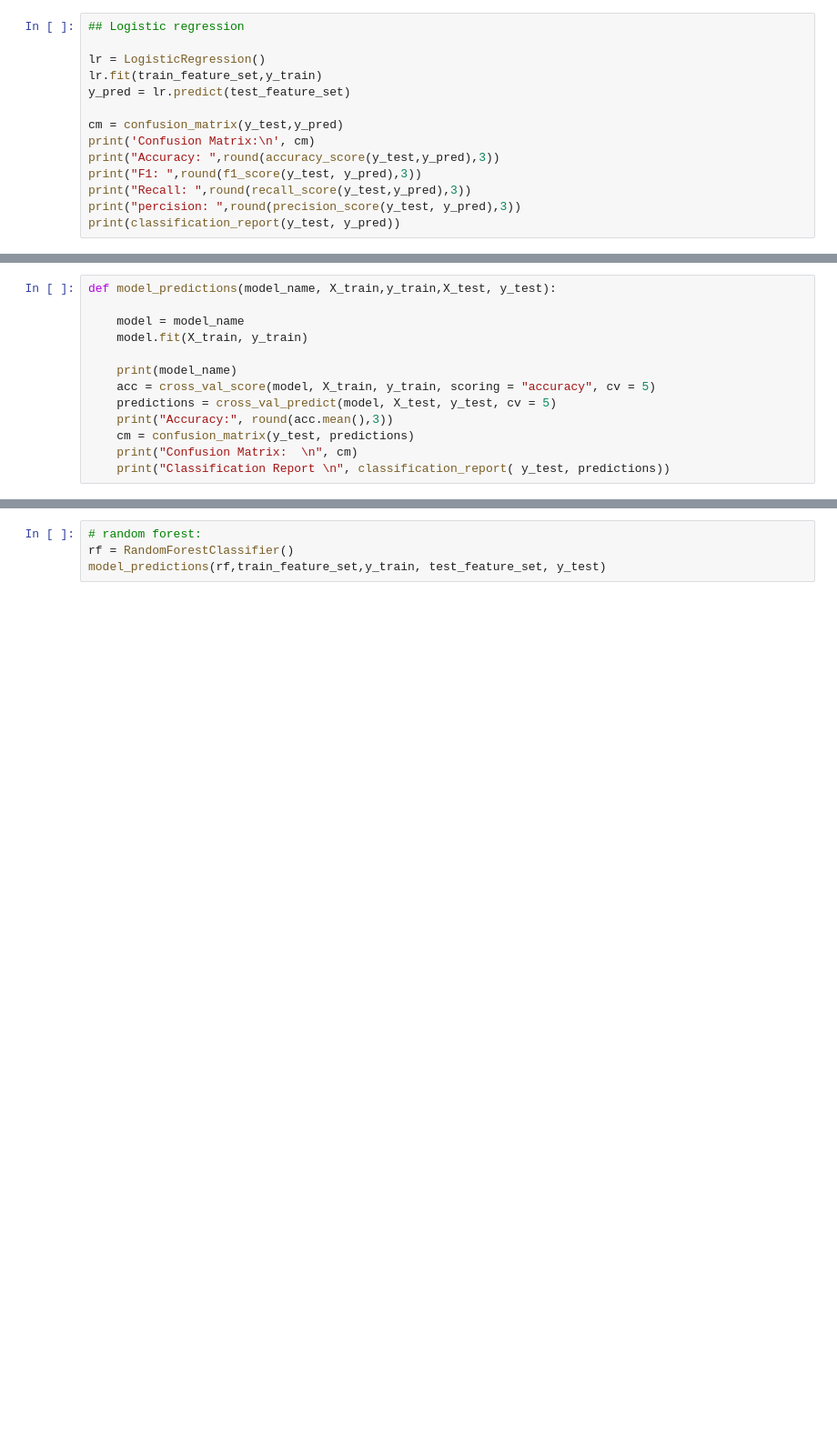
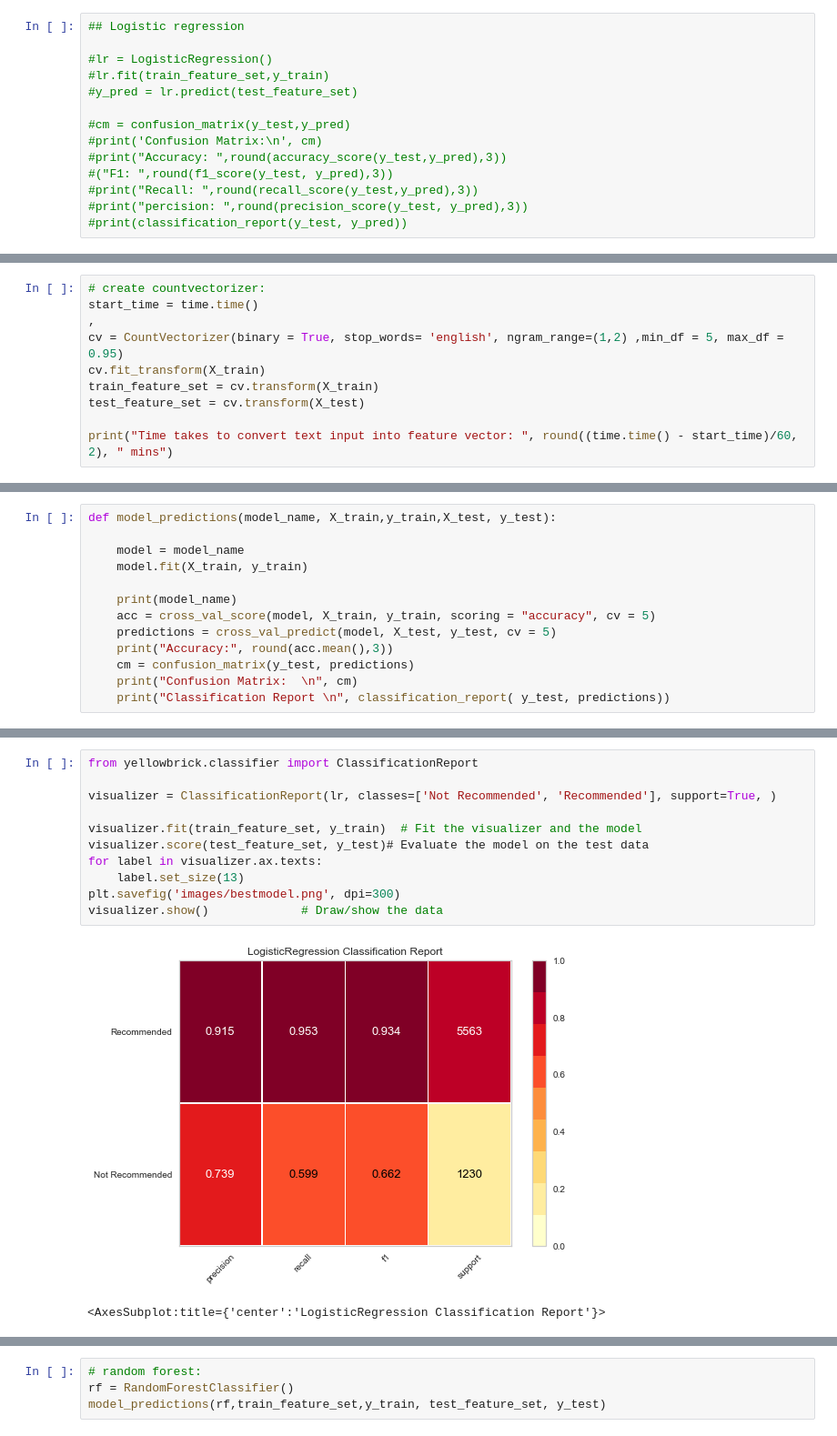
Before and after one commit to baharbiazar/E_Commerce_Reviews_Sentiment_Analysis, a Jupyter notebook: yek_bar_baraye_hamishesh.ipynb, the cells around one changed output, grey strips where cells are left out. Shown: that part at 91% size. Drawn from its saved outputs; the diff is of its cells as text; blank space fills up the shorter version.

```diff
--- a/yek_bar_baraye_hamishesh.ipynb
+++ b/yek_bar_baraye_hamishesh.ipynb
@@ -83,14 +77,14 @@ train_feature_set.shape
 # %%
 ## Logistic regression
 
-lr = LogisticRegression()
-lr.fit(train_feature_set,y_train)
-y_pred = lr.predict(test_feature_set)
+#lr = LogisticRegression()
+#lr.fit(train_feature_set,y_train)
+#y_pred = lr.predict(test_feature_set)
 
-cm = confusion_matrix(y_test,y_pred)
-print('Confusion Matrix:\n', cm)
-print("Accuracy: ",round(accuracy_score(y_test,y_pred),3))
-print("F1: ",round(f1_score(y_test, y_pred),3))
-print("Recall: ",round(recall_score(y_test,y_pred),3))
-print("percision: ",round(precision_score(y_test, y_pred),3))
-print(classification_report(y_test, y_pred))
+#cm = confusion_matrix(y_test,y_pred)
+#print('Confusion Matrix:\n', cm)
+#print("Accuracy: ",round(accuracy_score(y_test,y_pred),3))
+#("F1: ",round(f1_score(y_test, y_pred),3))
+#print("Recall: ",round(recall_score(y_test,y_pred),3))
+#print("percision: ",round(precision_score(y_test, y_pred),3))
+#print(classification_report(y_test, y_pred))
@@ -112,0 +91,10 @@ weighted avg       0.88      0.89      0.88      6793
+# %%
+# create countvectorizer:
+start_time = time.time()
+,
+cv = CountVectorizer(binary = True, stop_words= 'english', ngram_range=(1,2) ,min_df = 5, max_df = 0.95)
+cv.fit_transform(X_train)
+train_feature_set = cv.transform(X_train)
+test_feature_set = cv.transform(X_test)
+
+print("Time takes to convert text input into feature vector: ", round((time.time() - start_time)/60, 2), " mins")
@@ -144,0 +161,14 @@ weighted avg       0.86      0.87      0.87      6793
+# %%
+from yellowbrick.classifier import ClassificationReport
+
+visualizer = ClassificationReport(lr, classes=['Not Recommended', 'Recommended'], support=True, )
+
+visualizer.fit(train_feature_set, y_train)  # Fit the visualizer and the model
+visualizer.score(test_feature_set, y_test)# Evaluate the model on the test data
+for label in visualizer.ax.texts:
+    label.set_size(13)
+plt.savefig('images/bestmodel.png', dpi=300)
+visualizer.show()             # Draw/show the data
+# %% [output]
+[figure, added]
+<AxesSubplot:title={'center':'LogisticRegression Classification Report'}>
```
Also changed, not shown: parts of 57 cells of this notebook, 10 other files.
